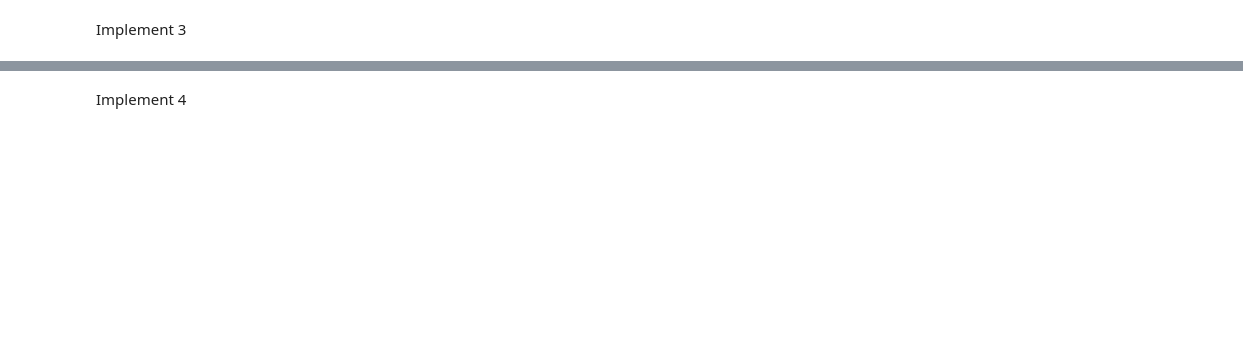
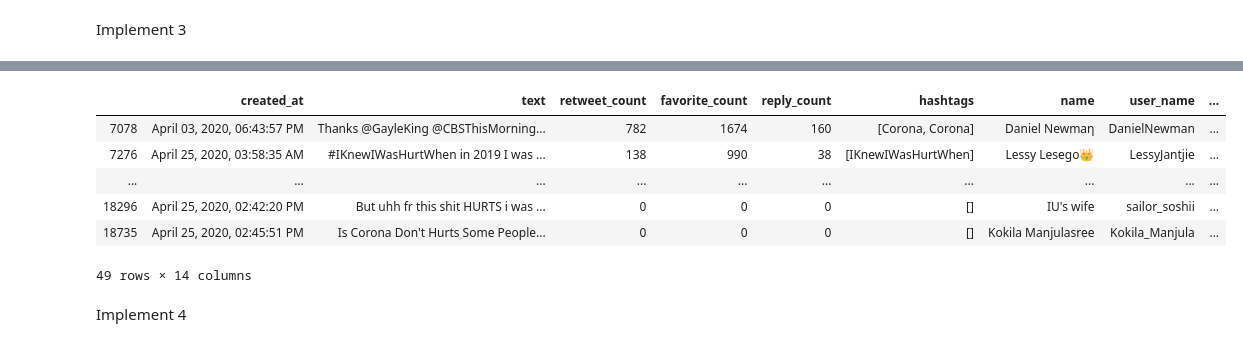
Before and after one commit to Hui-Dora-Wang/Search-Application-on-Twitter, a Jupyter notebook: search_app.ipynb, the cells around one changed output, grey strips where cells are left out. Saved outputs shown, nothing was run; the diff lists cells and outputs as text; code cells hidden in the pictures; blank space fills up the shorter version.

```diff
--- a/search_app.ipynb
+++ b/search_app.ipynb
@@ -443,0 +437,7 @@ election.sort_values(by = ['favorite_count', 'retweet_count', 'reply_count'], as
+# %%
+%%time
+## user interactive search for text (case insensitive)
+search_keyword = input()
+user_search = full_table[full_table['text'].str.contains(search_keyword,case=False)].drop(['_id','id','user_id'], axis=1)
+user_search.sort_values(by = ['favorite_count', 'retweet_count', 'reply_count'], ascending = (False, False, False))
+# %% [output]
@@ -444,3 +446,10 @@ election.sort_values(by = ['favorite_count', 'retweet_count', 'reply_count'], as
+|  | created_at | text | retweet_count | favorite_count | reply_count | hashtags | name | user_name | ... |
+| 7078 | April 03, 2020, 06:43:57 PM | Thanks @GayleKing @CBSThisMorning... | 782 | 1674 | 160 | [Corona, Corona] | Daniel Newmaη | DanielNewman | ... |
+| 7276 | April 25, 2020, 03:58:35 AM | #IKnewIWasHurtWhen in 2019 I was ... | 138 | 990 | 38 | [IKnewIWasHurtWhen] | Lessy Lesego👑 | LessyJantjie | ... |
+| ... | ... | ... | ... | ... | ... | ... | ... | ... | ... |
+| 18296 | April 25, 2020, 02:42:20 PM | But uhh fr this shit HURTS i was ... | 0 | 0 | 0 | [] | IU's wife | sailor_soshii | ... |
+| 18735 | April 25, 2020, 02:45:51 PM | Is Corona Don't Hurts Some People... | 0 | 0 | 0 | [] | Kokila Manjulasree | Kokila_Manjula | ... |
+49 rows × 14 columns
 # %% [markdown]
 Implement 4
 # %%
```
Also changed, not shown: parts of 16 cells of this notebook.
